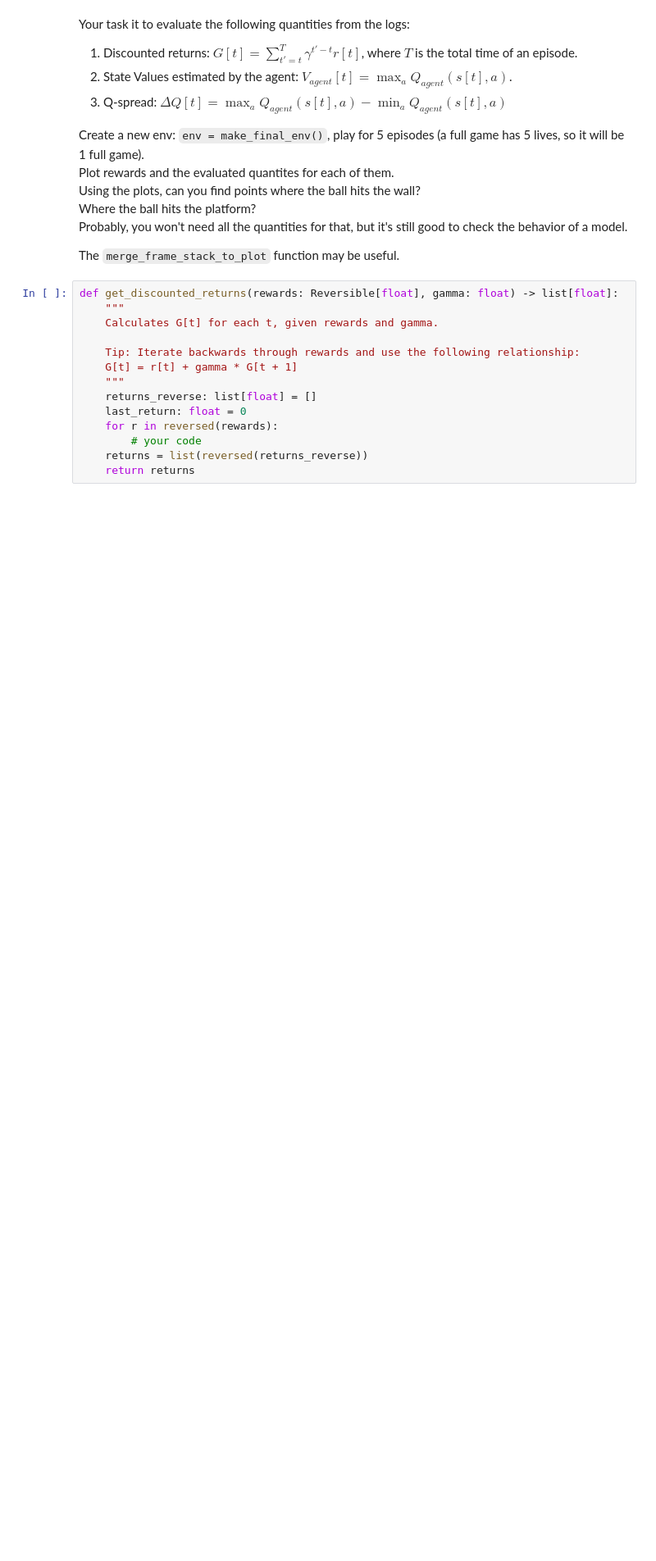
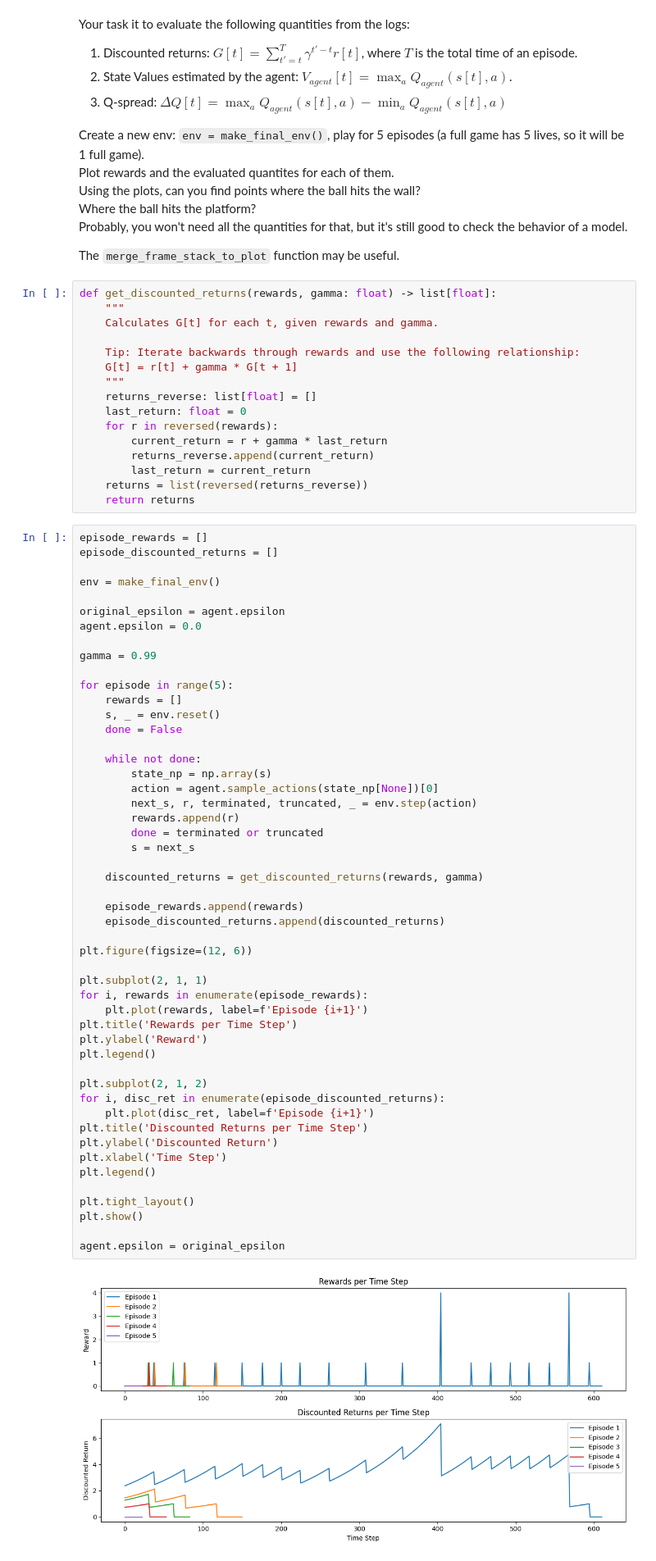
Before and after one commit to FuadBabaev/Advanced_RL, a Jupyter notebook: homework_3/homework_pytorch_main.ipynb, the cells around one changed output. Shown at 82% size. Drawn from its saved outputs; the diff is of its cells as text; blank space fills up the shorter version.

```diff
--- a/homework_3/homework_pytorch_main.ipynb
+++ b/homework_3/homework_pytorch_main.ipynb
@@ -1357,7 +1369,7 @@ Probably, you won't need all the quantities for that, but it's still good to che
 
 The `merge_frame_stack_to_plot` function may be useful.
 # %%
-def get_discounted_returns(rewards: Reversible[float], gamma: float) -> list[float]:
+def get_discounted_returns(rewards, gamma: float) -> list[float]:
     """
     Calculates G[t] for each t, given rewards and gamma.
 
@@ -1367,6 +1379,60 @@ def get_discounted_returns(rewards: Reversible[float], gamma: float) -> list[flo
     returns_reverse: list[float] = []
     last_return: float = 0
     for r in reversed(rewards):
-        # your code
+        current_return = r + gamma * last_return
+        returns_reverse.append(current_return)
+        last_return = current_return
     returns = list(reversed(returns_reverse))
     return returns
+# %%
+episode_rewards = []
+episode_discounted_returns = []
+
+env = make_final_env()
+
+original_epsilon = agent.epsilon
+agent.epsilon = 0.0
+
+gamma = 0.99
+
+for episode in range(5):
+    rewards = []
+    s, _ = env.reset()
+    done = False
+
+    while not done:
+        state_np = np.array(s)
+        action = agent.sample_actions(state_np[None])[0]
+        next_s, r, terminated, truncated, _ = env.step(action)
+        rewards.append(r)
+        done = terminated or truncated
+        s = next_s
+
+    discounted_returns = get_discounted_returns(rewards, gamma)
+
+    episode_rewards.append(rewards)
+    episode_discounted_returns.append(discounted_returns)
+
+plt.figure(figsize=(12, 6))
+
+plt.subplot(2, 1, 1)
+for i, rewards in enumerate(episode_rewards):
+    plt.plot(rewards, label=f'Episode {i+1}')
+plt.title('Rewards per Time Step')
+plt.ylabel('Reward')
+plt.legend()
+
+plt.subplot(2, 1, 2)
+for i, disc_ret in enumerate(episode_discounted_returns):
+    plt.plot(disc_ret, label=f'Episode {i+1}')
+plt.title('Discounted Returns per Time Step')
+plt.ylabel('Discounted Return')
+plt.xlabel('Time Step')
+plt.legend()
+
+plt.tight_layout()
+plt.show()
+
+agent.epsilon = original_epsilon
+# %% [output]
+[figure, added]
```
Also changed, not shown: parts of 4 cells of this notebook.
